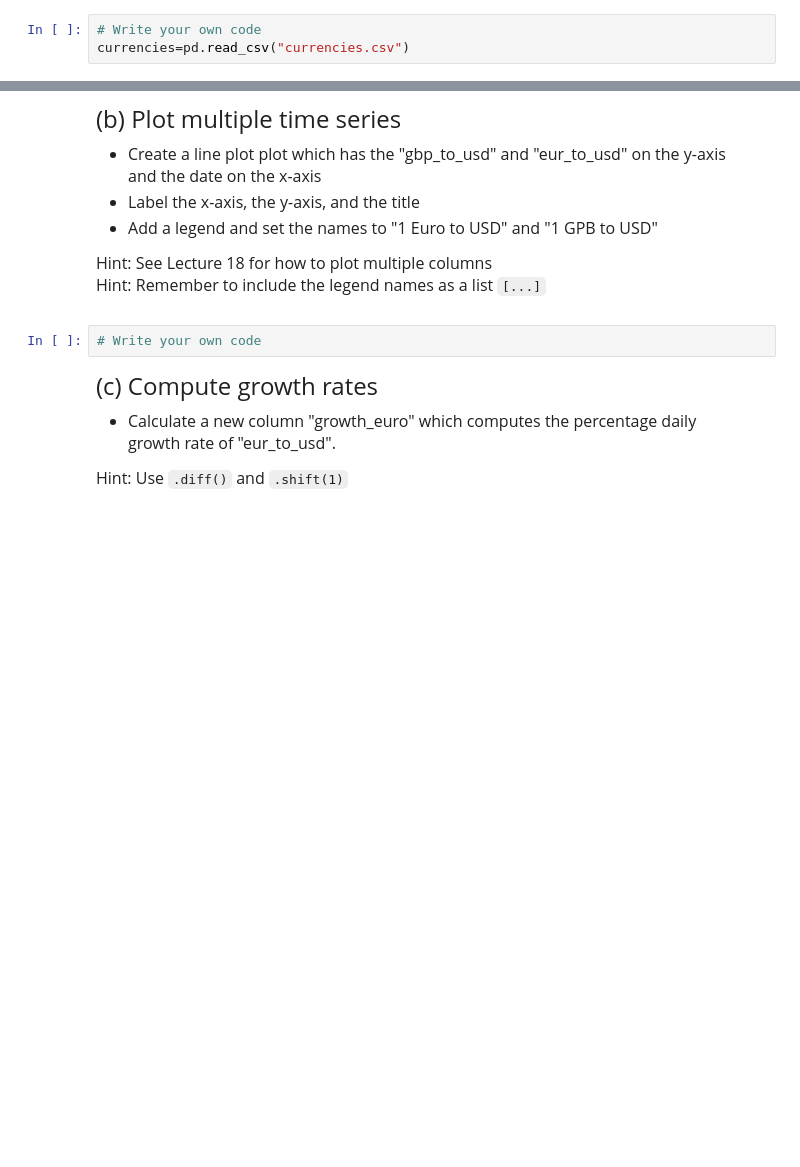
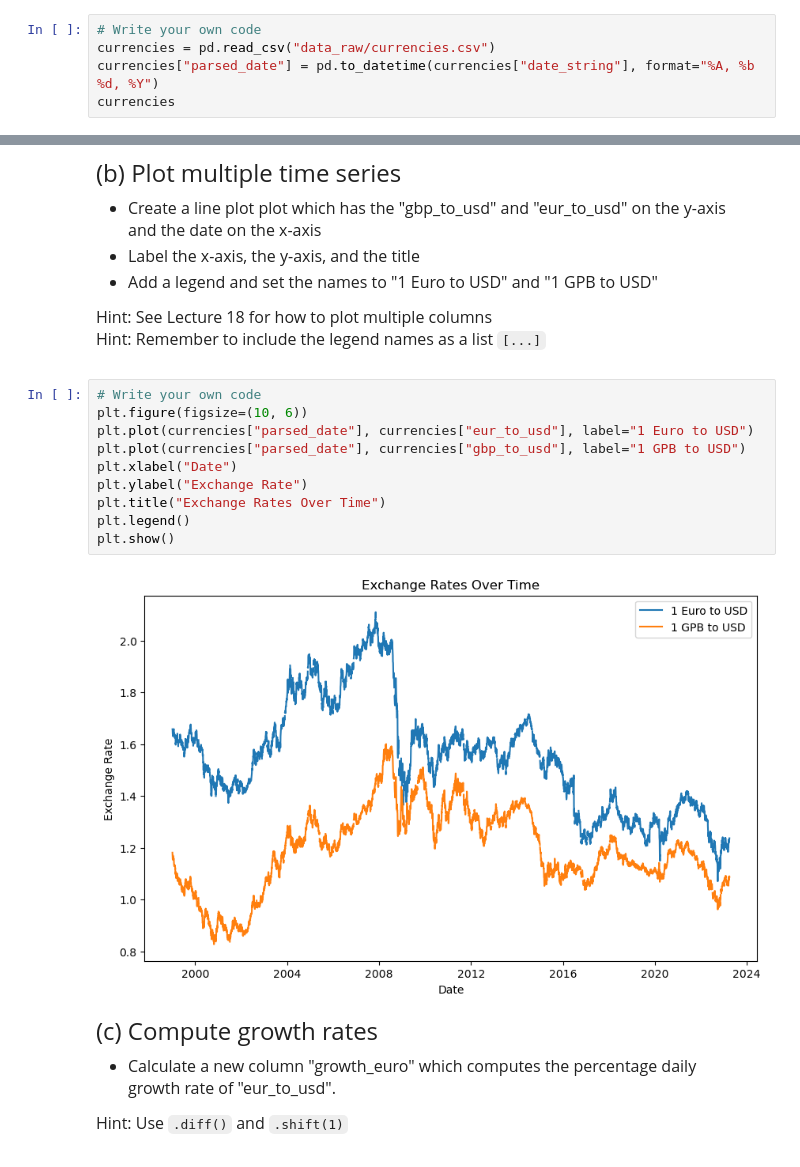
Before and after one commit to Lucas-Huang-EM/qtm151spring2025, a Jupyter notebook: Quiz4/Quiz4.ipynb, the cells around one changed output, grey strips where cells are left out. Drawn from its saved outputs; the diff is of its cells as text; blank space fills up the shorter version.

````diff
--- a/Quiz4/Quiz4.ipynb
+++ b/Quiz4/Quiz4.ipynb
@@ -57,4 +57,6 @@ for the following currencies:
 - To get full points, set the "format" option using wildcards as in Lecture 16.
 # %%
 # Write your own code
-currencies=pd.read_csv("currencies.csv")
+currencies = pd.read_csv("data_raw/currencies.csv")
+currencies["parsed_date"] = pd.to_datetime(currencies["date_string"], format="%A, %b %d, %Y")
+currencies
@@ -72,8 +88,18 @@ and the date on the x-axis
 
 Hint: See Lecture 18 for how to plot multiple columns <br>
 Hint: Remember to include the legend names as a list ```[...]```
-# %%
-# Write your own code
+# %%
+# Write your own code
+plt.figure(figsize=(10, 6))
+plt.plot(currencies["parsed_date"], currencies["eur_to_usd"], label="1 Euro to USD")
+plt.plot(currencies["parsed_date"], currencies["gbp_to_usd"], label="1 GPB to USD")
+plt.xlabel("Date")
+plt.ylabel("Exchange Rate")
+plt.title("Exchange Rates Over Time")
+plt.legend()
+plt.show()
+# %% [output]
+[figure, added]
 # %% [markdown]
 <font size = "5">
 
````
Also changed, not shown: parts of 8 cells of this notebook, 1 other file.
